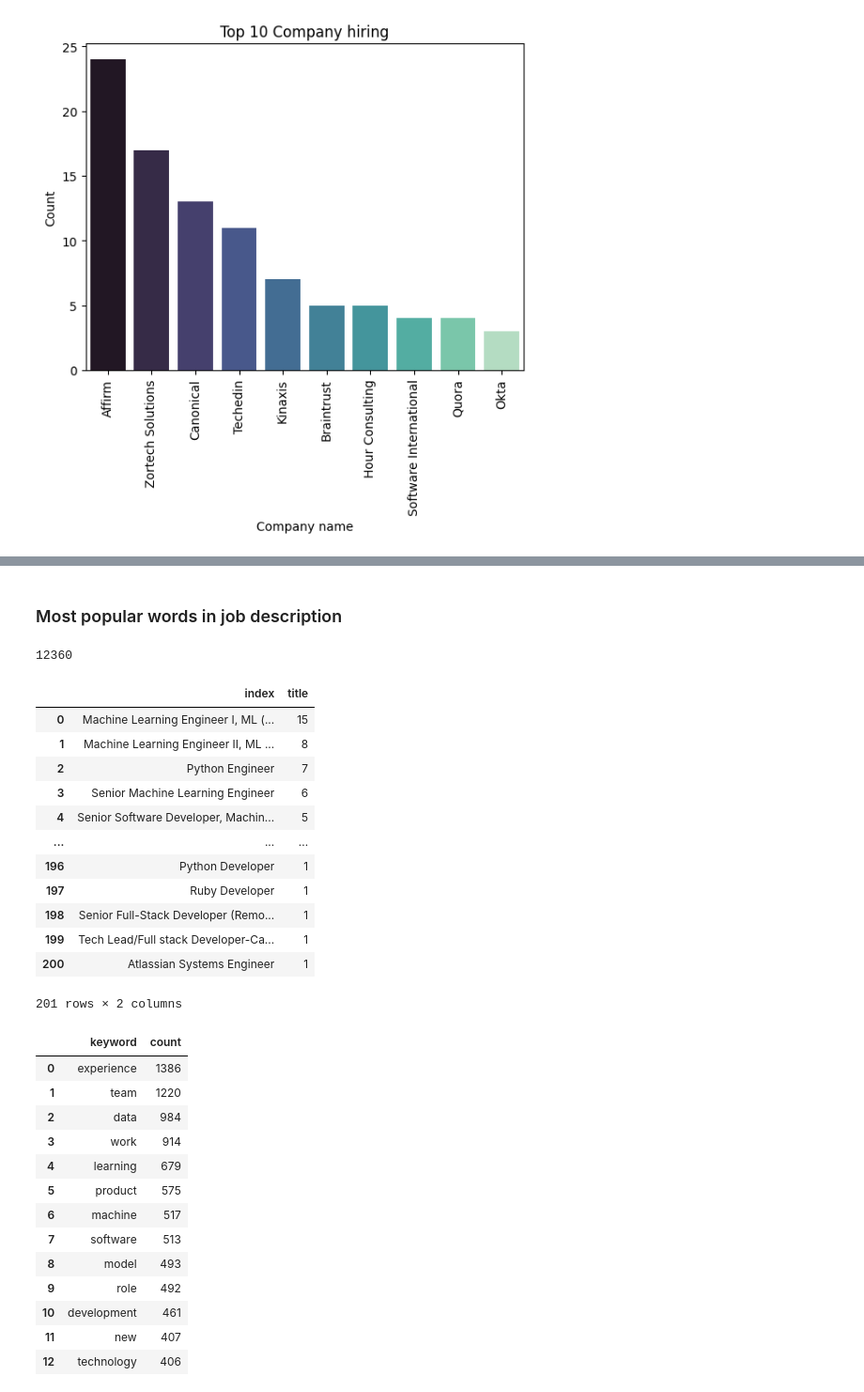
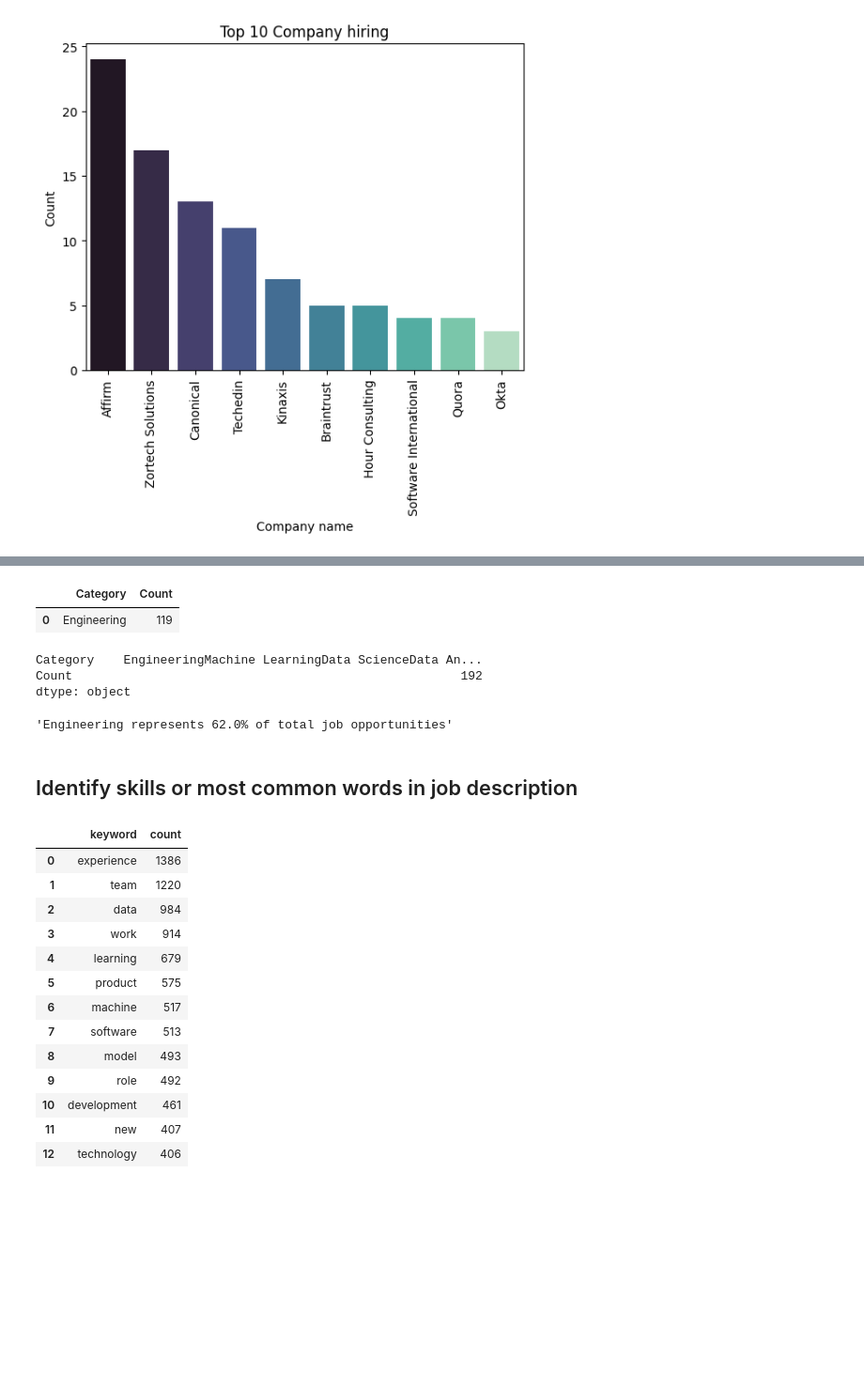
Before and after one commit to DelphineSabatier/data-science-jobs-canada-2024, a Jupyter notebook: EDA.ipynb, the cells around one changed output, grey strips where cells are left out. Shown: that part at 94% size. Cells and saved outputs as stored; diff of their text form; code cells hidden in the pictures; blank space fills up the shorter version.

```diff
--- a/EDA.ipynb
+++ b/EDA.ipynb
@@ -356,0 +490,24 @@ plt.title("Top 10 Company hiring");
+# %%
+# Identify keywords and create categories
+categories = {
+    'Data Science': ['data','scientist'],
+    'Data Analysis': ['analyst','analytics'],
+    'Machine Learning': ['machine','learning','ai'],
+    'NLP': ['nlp'],
+    'Engineering': ['engineer', 'developer', 'programmer','software','développeur','dev','qa', 'cloud'],
+    'Other': []  # Default category
+}
+
+# Flatten the list of lists
+all_tokens = [word for job_title_tokens in data_clean.title_clean_cat for word in job_title_tokens]
+all_tokens
+
+# # Assign categories
+job_category = {}
+for title_tokens in data_clean.title_clean_cat:
+    for category, keywords in categories.items():
+        if any(keyword in title_tokens for keyword in keywords):
+            job_category[' '.join(title_tokens)] = category
+            break
+    else:
+        job_category[' '.join(title_tokens)] = 'Other'
@@ -357,24 +544,17 @@ plt.title("Top 10 Company hiring");
+# %%
+category_counts[category_counts["Category"]=="Engineering"]
+# %% [output]
+|  | Category | Count |
+| 0 | Engineering | 119 |
+# %%
+category_counts.sum()
+# %% [output]
+Category    EngineeringMachine LearningData ScienceData An...
+Count                                                     192
+dtype: object
+# %%
+f"Engineering represents {round((119/192)*100,1)}% of total job opportunities"
+# %% [output]
+'Engineering represents 62.0% of total job opportunities'
 # %% [markdown]
-### Most popular words in job description
+## Identify skills or most common words in job description
-# %%
-data_clean["description"].str.len().max()
-# %% [output]
-12360
-# %%
-title = pd.DataFrame(data_clean.title.value_counts()).reset_index()
-
-title
-# %% [output]
-|  | index | title |
-| 0 | Machine Learning Engineer I, ML (... | 15 |
-| 1 | Machine Learning Engineer II, ML ... | 8 |
-| 2 | Python Engineer | 7 |
-| 3 | Senior Machine Learning Engineer | 6 |
-| 4 | Senior Software Developer, Machin... | 5 |
-| ... | ... | ... |
-| 196 | Python Developer | 1 |
-| 197 | Ruby Developer | 1 |
-| 198 | Senior Full-Stack Developer (Remo... | 1 |
-| 199 | Tech Lead/Full stack Developer-Ca... | 1 |
-| 200 | Atlassian Systems Engineer | 1 |
-201 rows × 2 columns
```
Also changed, not shown: parts of 24 cells of this notebook.
